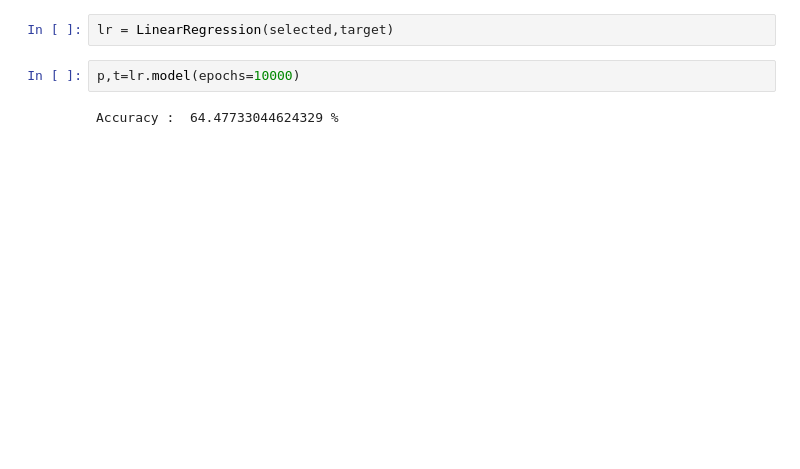
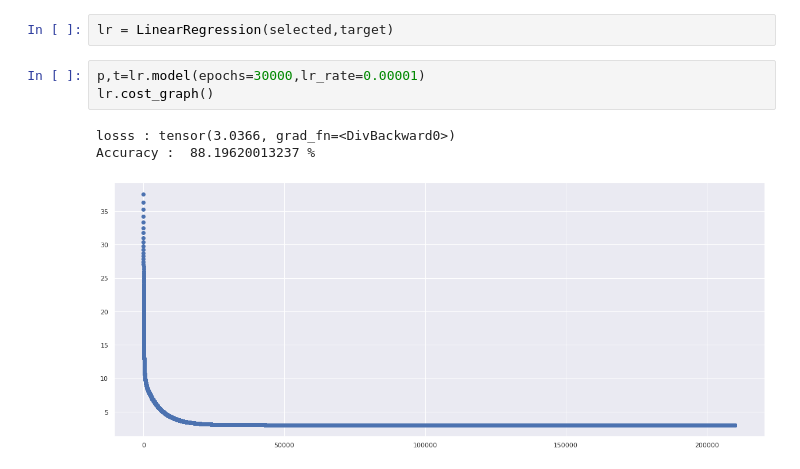
Before and after one commit to Sudhanshu1304/PyTorch, a Jupyter notebook: PyTorch_Linear_Regression.ipynb, the cells around one changed output. Cells and saved outputs as stored; diff of their text form; blank space fills up the shorter version.

Commit message:
Updated Model

```diff
--- a/PyTorch_Linear_Regression.ipynb
+++ b/PyTorch_Linear_Regression.ipynb
@@ -185,9 +200,12 @@ class LinearRegression:
 # %%
 lr = LinearRegression(selected,target)
 # %%
-p,t=lr.model(epochs=10000)
+p,t=lr.model(epochs=30000,lr_rate=0.00001)
+lr.cost_graph()
 # %% [output]
-Accuracy :  64.47733044624329 %
+losss : tensor(3.0366, grad_fn=<DivBackward0>)
+Accuracy :  88.19620013237 %
+[figure, added]
 # %%
 lr.cost_graph()
 # %% [output]
```
Also changed, not shown: parts of 18 cells of this notebook.
